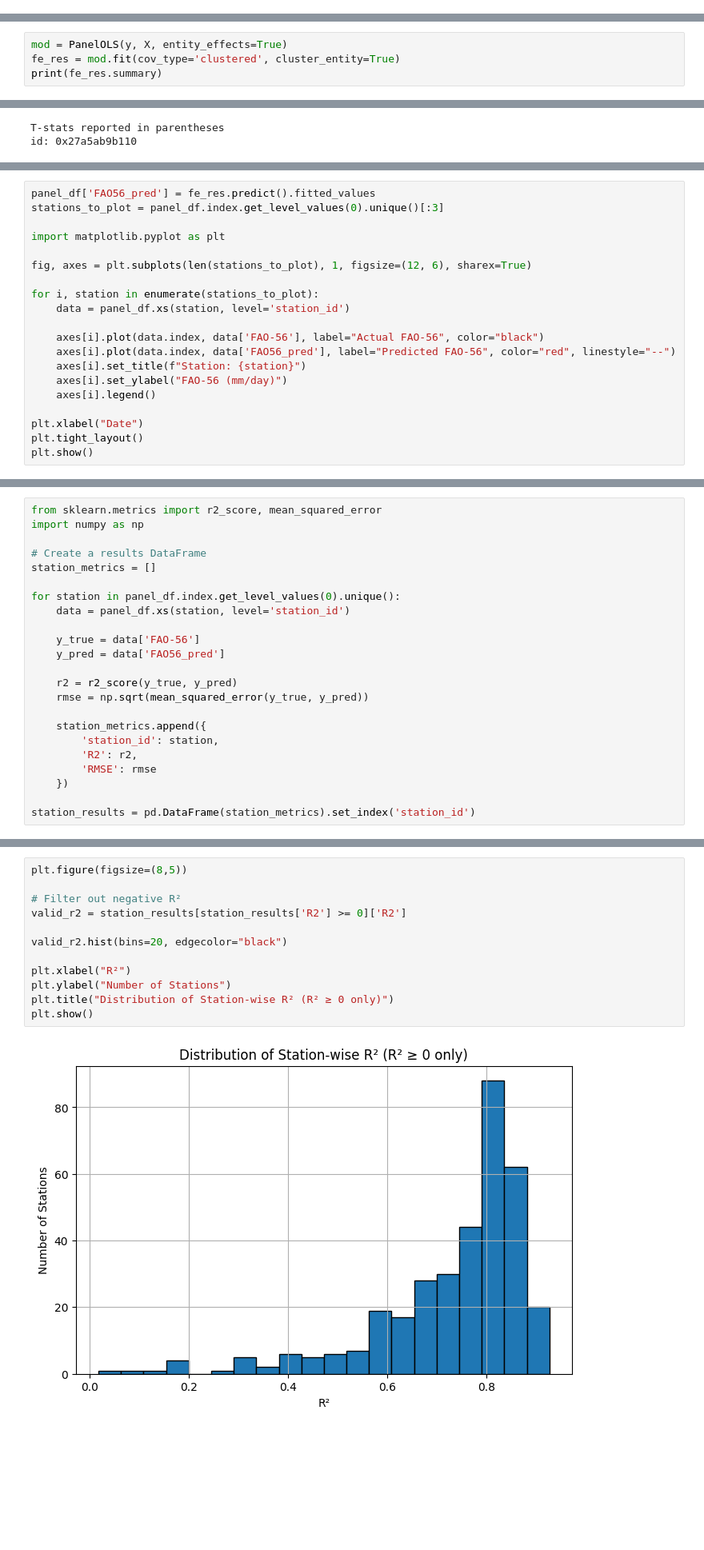
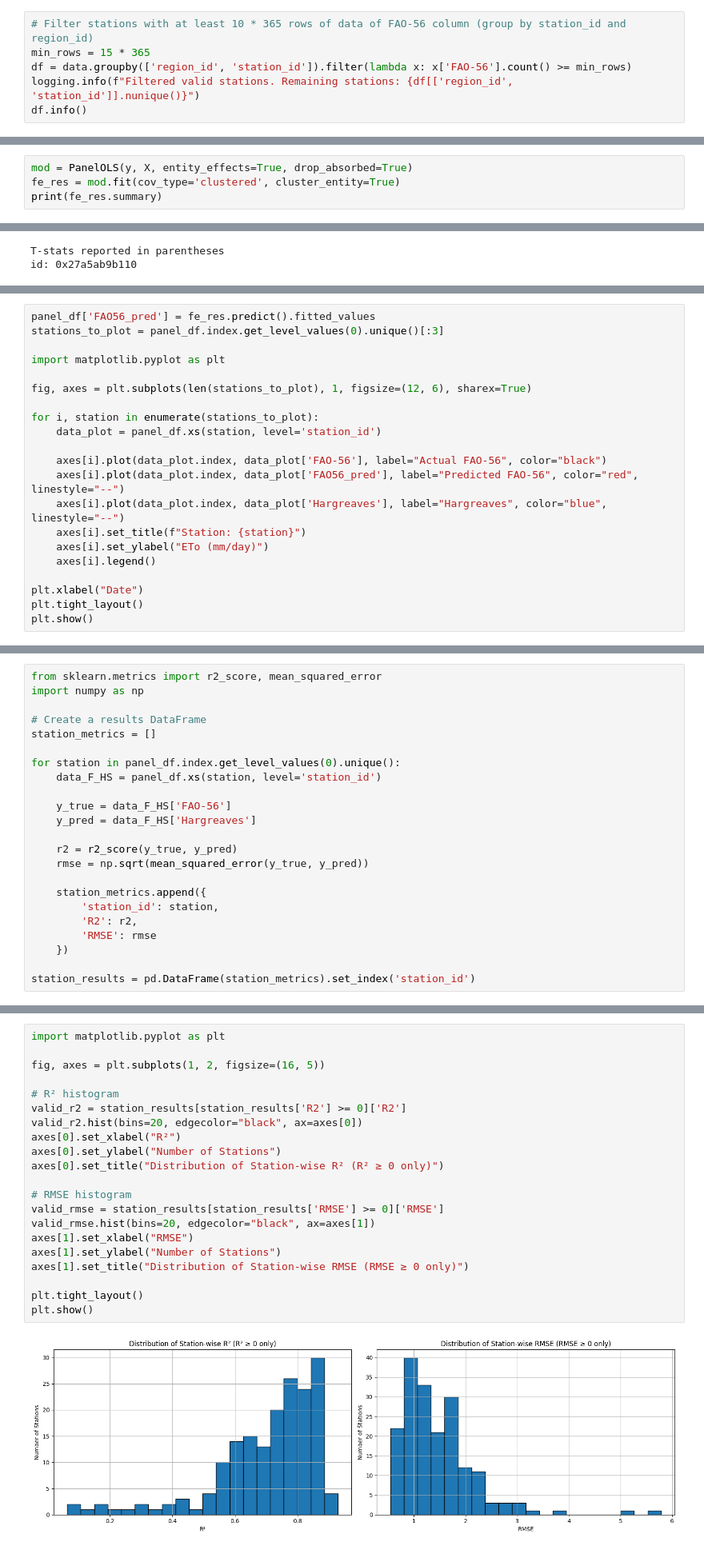
Before and after one commit to shirazialianpooya/panel-data-eto, a Jupyter notebook: src/Python/_03_Calculate_PD.ipynb, the cells around one changed output, grey strips where cells are left out. Shown: that part at 80% size. Saved outputs shown, nothing was run; the diff lists cells and outputs as text; blank space fills up the shorter version.

```diff
--- a/src/Python/_03_Calculate_PD.ipynb
+++ b/src/Python/_03_Calculate_PD.ipynb
@@ -58,0 +88,6 @@ memory usage: 1.7+ GB
+# %%
+# Filter stations with at least 10 * 365 rows of data of FAO-56 column (group by station_id and region_id)
+min_rows = 15 * 365
+df = data.groupby(['region_id', 'station_id']).filter(lambda x: x['FAO-56'].count() >= min_rows)
+logging.info(f"Filtered valid stations. Remaining stations: {df[['region_id', 'station_id']].nunique()}")
+df.info()
@@ -77,7 +142,7 @@ X = X.assign(const=1)
 # %% [markdown]
 #### Fit Fixed Effects Model
 # %%
-mod = PanelOLS(y, X, entity_effects=True)
+mod = PanelOLS(y, X, entity_effects=True, drop_absorbed=True)
 fe_res = mod.fit(cov_type='clustered', cluster_entity=True)
 print(fe_res.summary)
 # %% [output]
@@ -155,12 +222,13 @@ import matplotlib.pyplot as plt
 fig, axes = plt.subplots(len(stations_to_plot), 1, figsize=(12, 6), sharex=True)
 
 for i, station in enumerate(stations_to_plot):
-    data = panel_df.xs(station, level='station_id')
+    data_plot = panel_df.xs(station, level='station_id')
 
-    axes[i].plot(data.index, data['FAO-56'], label="Actual FAO-56", color="black")
-    axes[i].plot(data.index, data['FAO56_pred'], label="Predicted FAO-56", color="red", linestyle="--")
+    axes[i].plot(data_plot.index, data_plot['FAO-56'], label="Actual FAO-56", color="black")
+    axes[i].plot(data_plot.index, data_plot['FAO56_pred'], label="Predicted FAO-56", color="red", linestyle="--")
+    axes[i].plot(data_plot.index, data_plot['Hargreaves'], label="Hargreaves", color="blue", linestyle="--")
     axes[i].set_title(f"Station: {station}")
-    axes[i].set_ylabel("FAO-56 (mm/day)")
+    axes[i].set_ylabel("ETo (mm/day)")
     axes[i].legend()
 
 plt.xlabel("Date")
@@ -188,10 +258,10 @@ import numpy as np
 station_metrics = []
 
 for station in panel_df.index.get_level_values(0).unique():
-    data = panel_df.xs(station, level='station_id')
+    data_F_HS = panel_df.xs(station, level='station_id')
 
-    y_true = data['FAO-56']
-    y_pred = data['FAO56_pred']
+    y_true = data_F_HS['FAO-56']
+    y_pred = data_F_HS['Hargreaves']
 
     r2 = r2_score(y_true, y_pred)
     rmse = np.sqrt(mean_squared_error(y_true, y_pred))
@@ -234,14 +276,23 @@ station_id
 # %%
-plt.figure(figsize=(8,5))
+import matplotlib.pyplot as plt
 
-# Filter out negative R²
+fig, axes = plt.subplots(1, 2, figsize=(16, 5))
+
+# R² histogram
 valid_r2 = station_results[station_results['R2'] >= 0]['R2']
+valid_r2.hist(bins=20, edgecolor="black", ax=axes[0])
+axes[0].set_xlabel("R²")
+axes[0].set_ylabel("Number of Stations")
+axes[0].set_title("Distribution of Station-wise R² (R² ≥ 0 only)")
 
-valid_r2.hist(bins=20, edgecolor="black")
+# RMSE histogram
+valid_rmse = station_results[station_results['RMSE'] >= 0]['RMSE']
+valid_rmse.hist(bins=20, edgecolor="black", ax=axes[1])
+axes[1].set_xlabel("RMSE")
+axes[1].set_ylabel("Number of Stations")
+axes[1].set_title("Distribution of Station-wise RMSE (RMSE ≥ 0 only)")
 
-plt.xlabel("R²")
-plt.ylabel("Number of Stations")
-plt.title("Distribution of Station-wise R² (R² ≥ 0 only)")
+plt.tight_layout()
 plt.show()
 # %% [output]
-[figure, old version]
+[figure, new version]
```
Also changed, not shown: parts of 18 cells of this notebook, 4 other files.
